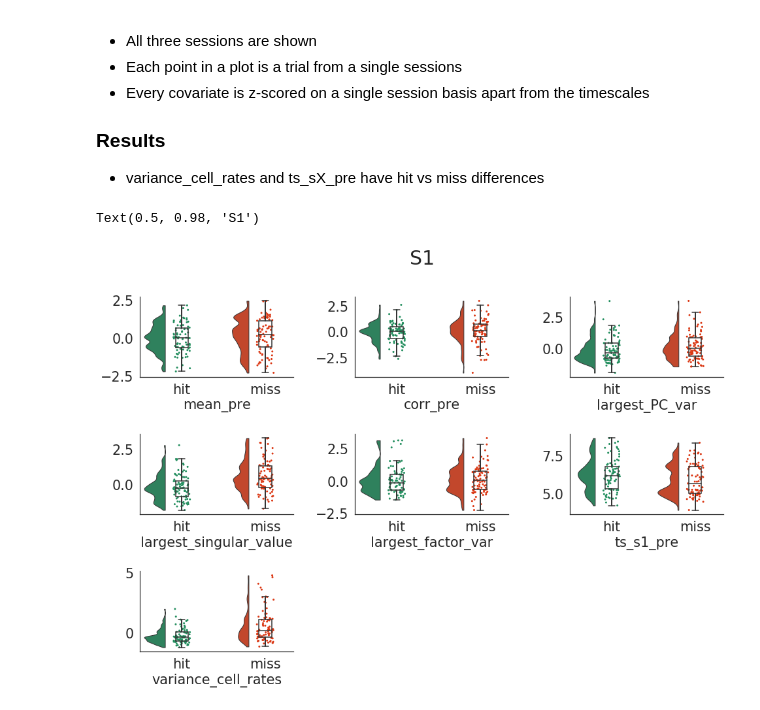
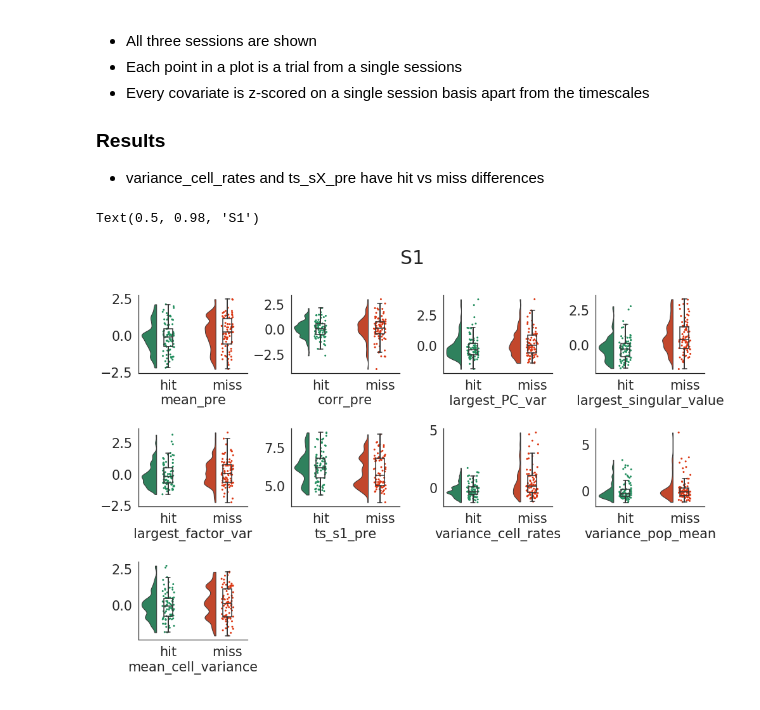
Before and after one commit to Packer-Lab/popping-off, a Jupyter notebook: notebooks/the_plot_matrix.ipynb, the cells around one changed output. Cells and saved outputs as stored; diff of their text form; code cells hidden in the pictures.

Commit message:
updated the_plot_matrix based on feedback from 2020-01-04 ts meeting

```diff
--- a/notebooks/the_plot_matrix.ipynb
+++ b/notebooks/the_plot_matrix.ipynb
@@ -39,7 +39,8 @@ COLORS = [
 # %%
 region = 's1'
 covs_keep = ['mean_pre', 'corr_pre', 'largest_PC_var', 'largest_singular_value', 'largest_factor_var',
-             f'ts_{region}_pre', 'variance_cell_rates',]
+             f'ts_{region}_pre', 'variance_cell_rates', 'variance_pop_mean',
+            'mean_cell_variance']
 # %% [markdown]
 ## Init MultiSessionModel object with parameters
 # %%
@@ -221,7 +266,7 @@ Text(0.5, 0, 'Pair ID')
 ### Results
 * There is some hint that hit may be more low dimensional, but the result is not clear
 # %%
-def get_spectrum(X, n_components):
+def get_spectrum(X, n_components='all'):
 
     ''' Run PCA on data matrix
 
@@ -230,15 +275,17 @@ def get_spectrum(X, n_components):
     X : neural_activity matrix. [n_cells x time]
            (transposed before pca)
     n_components: number of principle components to compute
-    plot : bool, default False
-           Plot varience explained curve?
     '''
 
-    model = PCA(n_components=n_components)
+    if n_components == 'all':
+        model = PCA()
+    else:
+        model = PCA(n_components=n_components)
     model.fit(X.T)
     varexp = model.explained_variance_ratio_
+    svs = model.singular_values_
 
-    return varexp
+    return svs
 # %%
 def plot_spectrum(lm, region):
     flu = select_cells_and_frames(lm, region=region, frames='pre')
@@ -253,17 +300,17 @@ def plot_spectrum(lm, region):
     hit = eigs[lm.session.outcome=='hit', :]
     miss = eigs[lm.session.outcome=='miss', :]
 
-    for idx, trial in enumerate(hit):
-        label = ('hit' if idx == 0 else None)
-        plt.plot(trial, color=COLORS[0], label=label)
+    for trial in hit:
+        plt.plot(trial, color=COLORS[0], alpha=0.1)
+    plt.plot(np.mean(hit, 0), color=COLORS[0], label='hit', lw=4)
 
-    for idx, trial in enumerate(miss):
-        label = ('miss' if idx == 0 else None)
-        plt.plot(trial, color=COLORS[1], label=label)
+    for trial in miss:
+        plt.plot(trial, color=COLORS[1], alpha=0.1)
+    plt.plot(np.mean(miss, 0), color=COLORS[1], label='miss', lw=4)
 
     plt.legend()
     plt.xlabel('PC ID')
-    plt.ylabel('Variance Explained')
+    plt.ylabel('Singular Value')
 # %%
 plt.figure(figsize=(16,6))
 for idx, lm in enumerate(msm.linear_models):
@@ -330,29 +377,29 @@ for cov_dict in cov_dicts:
 # %%
 plt.figure(figsize=(16,10))
 n_plots = 0
 
 for cov_name in covs_keep:
     if cov_name in ['reward_history', 'n_cells_stimmed']:
         continue
     n_plots += 1
-    ax = plt.subplot(3,3,n_plots)
+    ax = plt.subplot(3,4,n_plots)
     data = data_dict[cov_name]
     hit = data[data_dict['y'] == 1]
     miss = data[data_dict['y'] == 0]
 
     # Subsample hits to get the same number of both trials
     # wil break if more misses than hits
     idxs_keep = np.random.choice(np.arange(len(hit)), size=len(miss), replace=False)
     hit = hit[idxs_keep]
     assert len(hit) == len(miss)
 
     ax=pt.RainCloud(data = [hit, miss], palette = [COLORS[0], COLORS[1]], bw = .2,
                      width_viol = .5, ax = ax, orient = "v", showfliers=False, linecolor=[COLORS[0], COLORS[0]])
     plt.xlabel(cov_name)
     plt.xticks([0,1], ['hit', 'miss'])
 plt.subplots_adjust(wspace=0.4, hspace=0.7)
 
 plt.suptitle(region.upper(), fontsize=30)
 # %% [output]
 Text(0.5, 0.98, 'S1')
-[figure, old version]
+[figure, new version]
```
Also changed, not shown: parts of 10 cells of this notebook.
